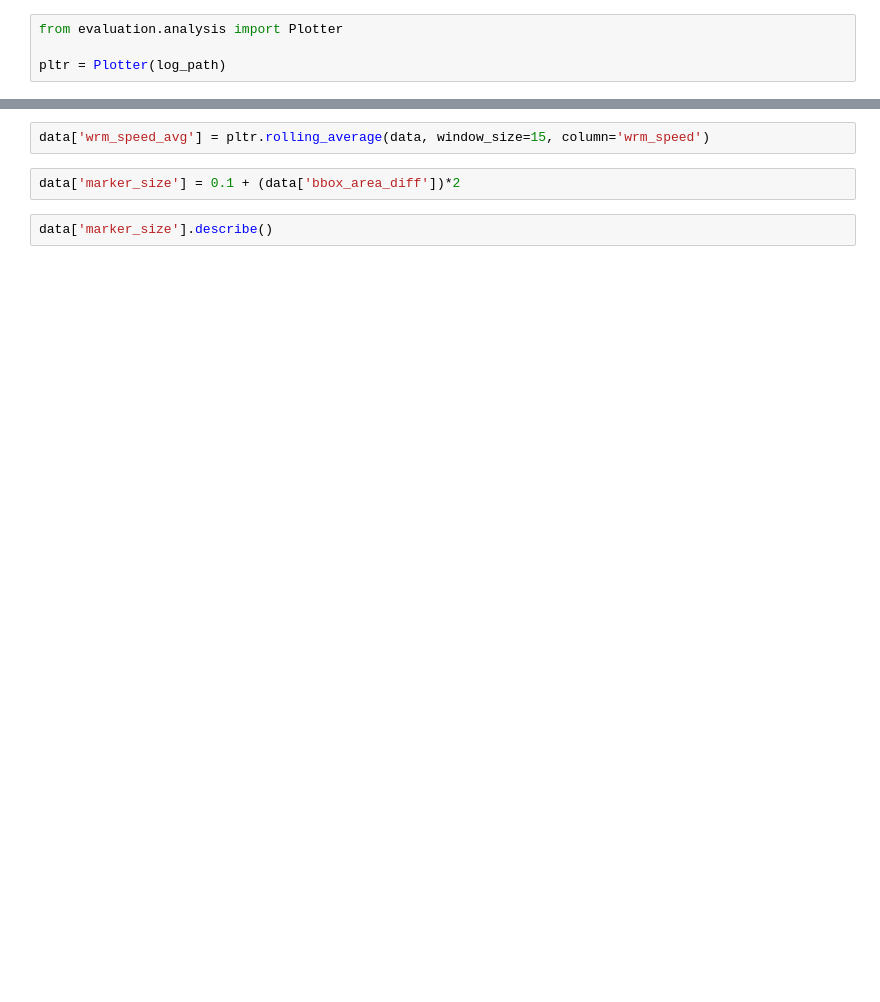
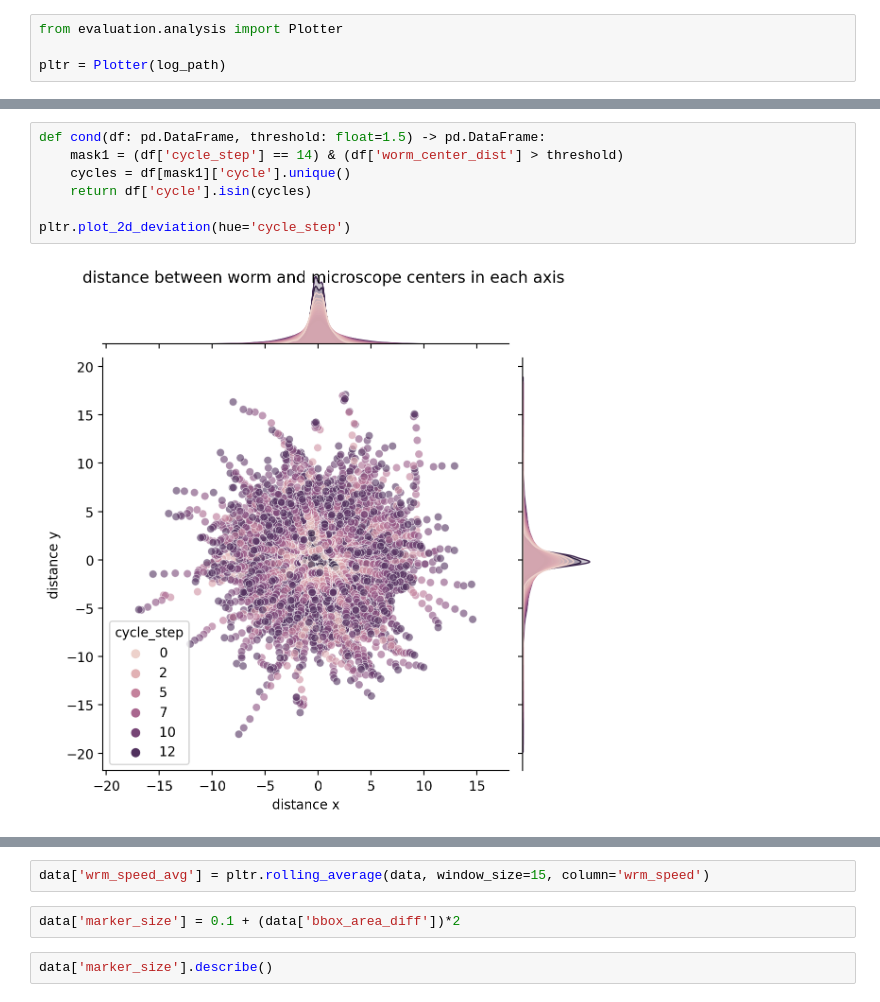
Before and after one commit to giladfrid009/WTracker, a Jupyter notebook: main2.ipynb, the cells around one changed output, grey strips where cells are left out. Drawn from its saved outputs; the diff is of its cells as text; blank space fills up the shorter version.

```diff
--- a/main2.ipynb
+++ b/main2.ipynb
@@ -27 +57,10 @@ pltr = Plotter(log_path)
+# %%
+def cond(df: pd.DataFrame, threshold: float=1.5) -> pd.DataFrame:
+    mask1 = (df['cycle_step'] == 14) & (df['worm_center_dist'] > threshold)
+    cycles = df[mask1]['cycle'].unique()
+    return df['cycle'].isin(cycles)
+
+pltr.plot_2d_deviation(hue='cycle_step')
+# %% [output]
+[figure, added]
 # %%
```
Also changed, not shown: parts of 23 cells of this notebook, 6 other files.
